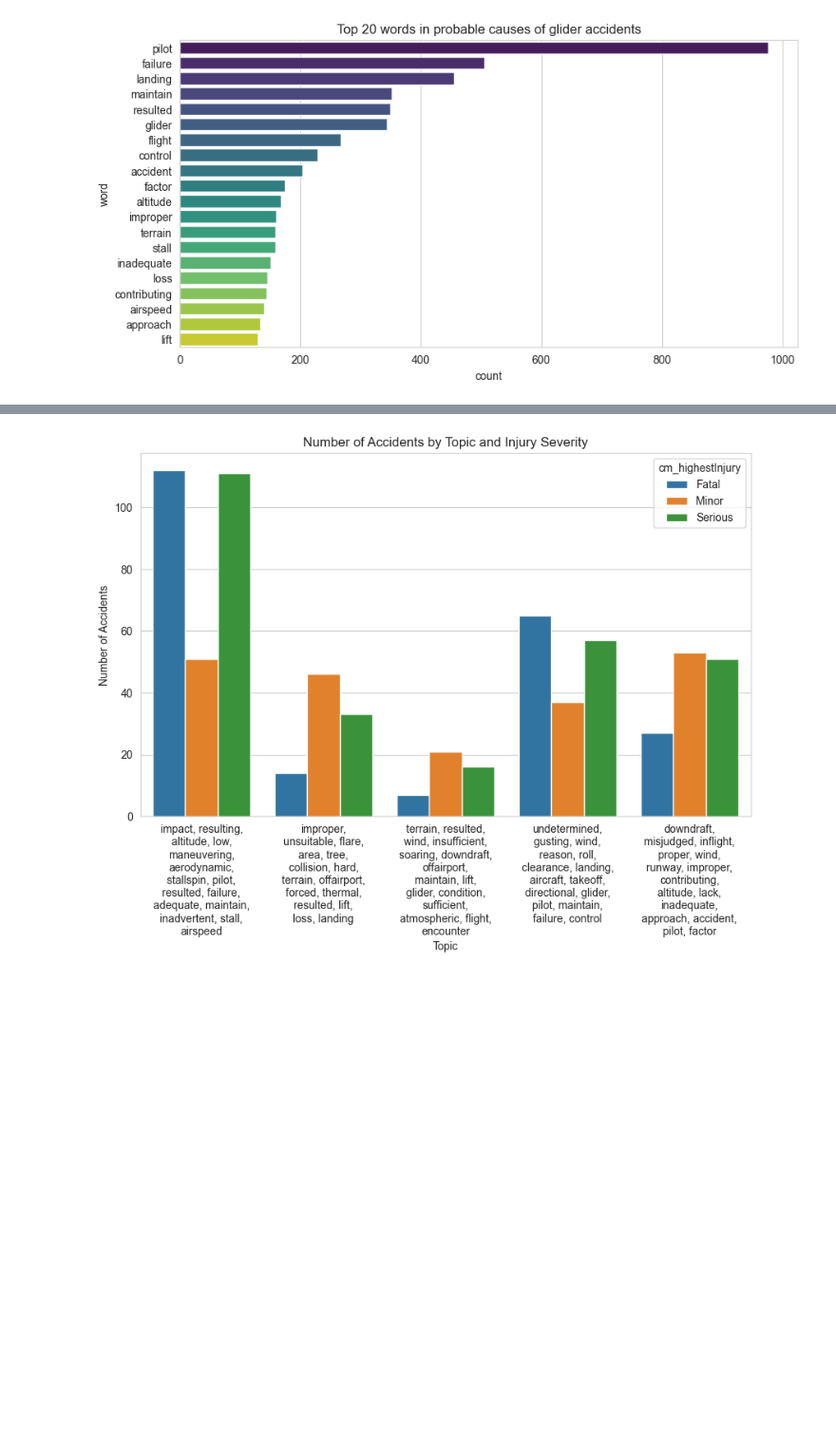
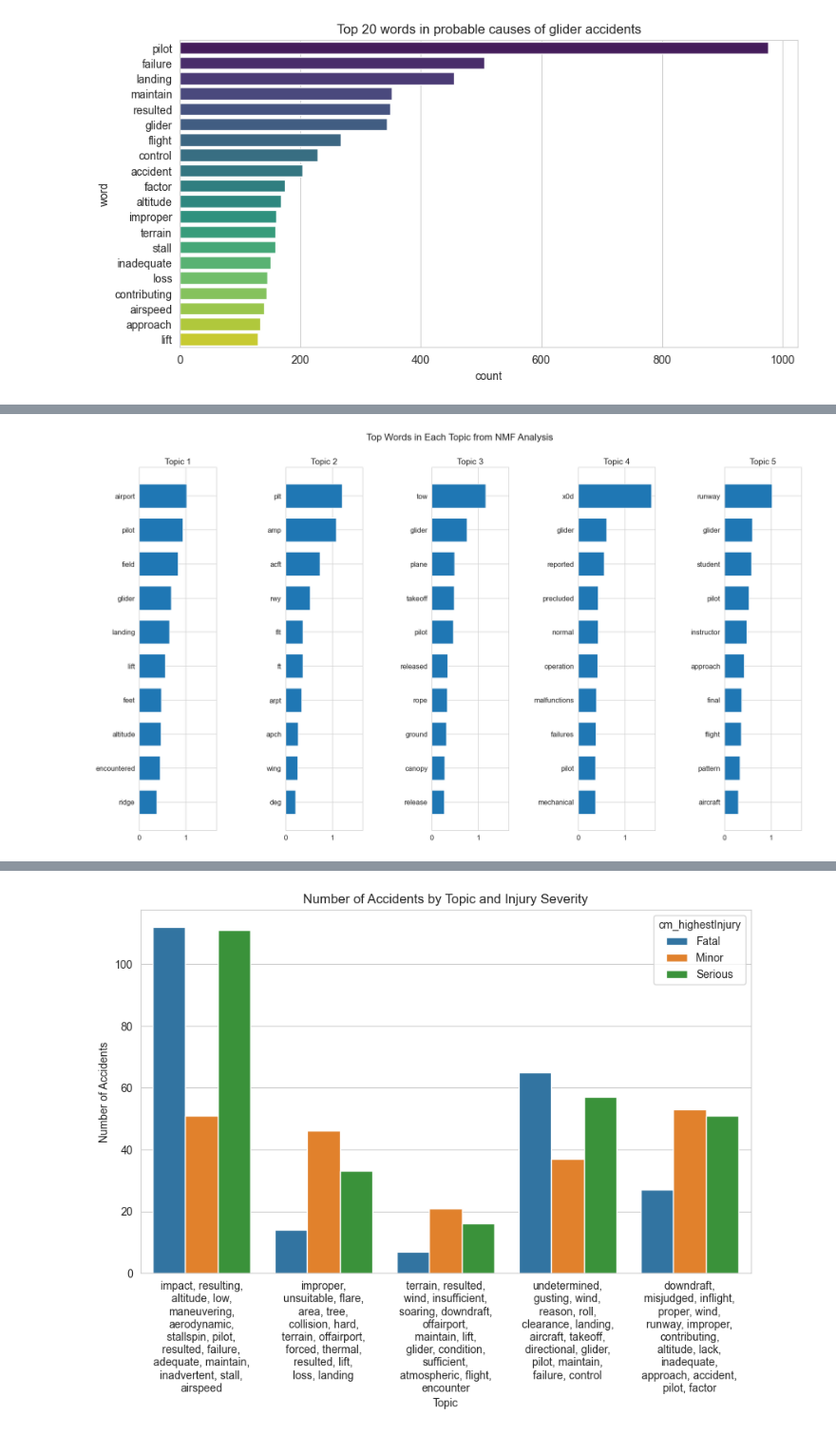
Before and after one commit to AlexCodeGlider/gliderAviationSafety, a Jupyter notebook: glider_aviation_safety.ipynb, the cells around one changed output, grey strips where cells are left out. Shown at 95% size. Cells and saved outputs as stored; diff of their text form; code cells hidden in the pictures; blank space fills up the shorter version.

Commit message:
Improved topic modelling using NMF

```diff
--- a/glider_aviation_safety.ipynb
+++ b/glider_aviation_safety.ipynb
@@ -367,0 +368,46 @@ Non-negative Matrix Factorization (NMF) and Latent Dirichlet Allocation (LDA) ar
+# %%
+# Extracting the narrative descriptions
+narratives = [case.get('analysisNarrative') for case in data if case.get('analysisNarrative')]
+
+# Filtering out cases without a narrative
+narratives = [narr for narr in narratives if narr]
+
+# Vectorizing the narrative texts for NMF (Non-Negative Matrix Factorization)
+vectorizer = TfidfVectorizer(max_features=1000, stop_words='english')
+X = vectorizer.fit_transform(narratives)
+
+# Applying NMF to extract topics
+nmf = NMF(n_components=5, random_state=42)
+W = nmf.fit_transform(X)
+H = nmf.components_
+
+# Getting the feature names (words) from the vectorizer
+feature_names = vectorizer.get_feature_names_out()
+
+# Displaying the top words for each topic
+num_top_words = 10
+top_words = {f'Topic {i+1}': [feature_names[index] for index in H[i].argsort()[-num_top_words:][::-1]] for i in range(nmf.n_components)}
+
+# Function to display top words for each topic in a bar plot
+def display_top_words_for_topics(H, feature_names, n_top_words=10):
+    fig, axes = plt.subplots(1, 5, figsize=(20, 10), sharex=True)
+    axes = axes.flatten()
+    for topic_idx, topic in enumerate(H):
+        top_features_ind = topic.argsort()[:-n_top_words - 1:-1]
+        top_features = [feature_names[i] for i in top_features_ind]
+        weights = topic[top_features_ind]
+
+        ax = axes[topic_idx]
+        ax.barh(top_features, weights, height=0.7)
+        ax.set_title(f'Topic {topic_idx + 1}', fontdict={'fontsize': 14})
+        ax.invert_yaxis()
+        ax.tick_params(axis='both', which='major', labelsize=12)
+
+    plt.subplots_adjust(top=0.90, bottom=0.05, wspace=0.90, hspace=0.3)
+    plt.suptitle('Top Words in Each Topic from NMF Analysis', fontsize=16)
+    plt.show()
+
+# Displaying the top words for each topic in a bar plot
+display_top_words_for_topics(H, feature_names)
+# %% [output]
+[figure, added]
```
Also changed, not shown: parts of 9 cells of this notebook.
